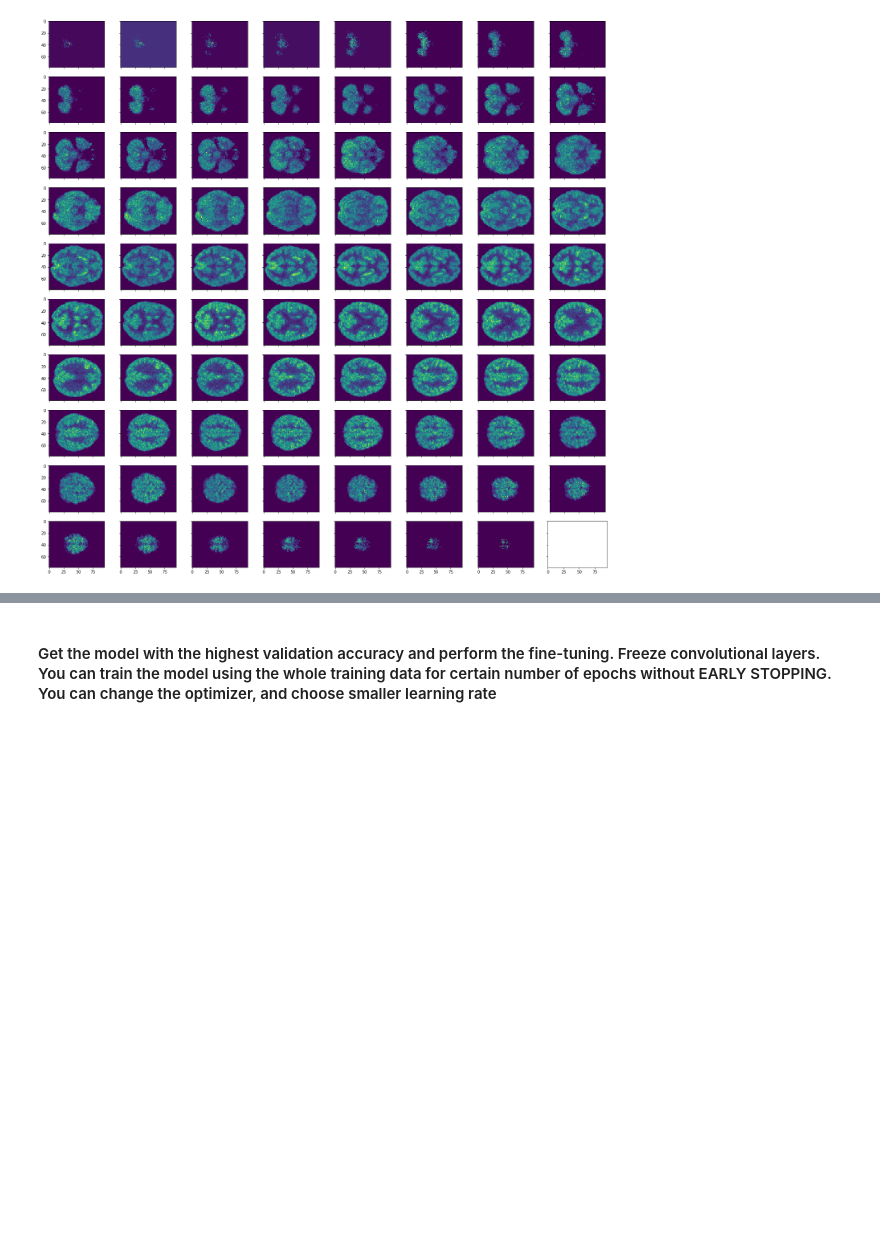
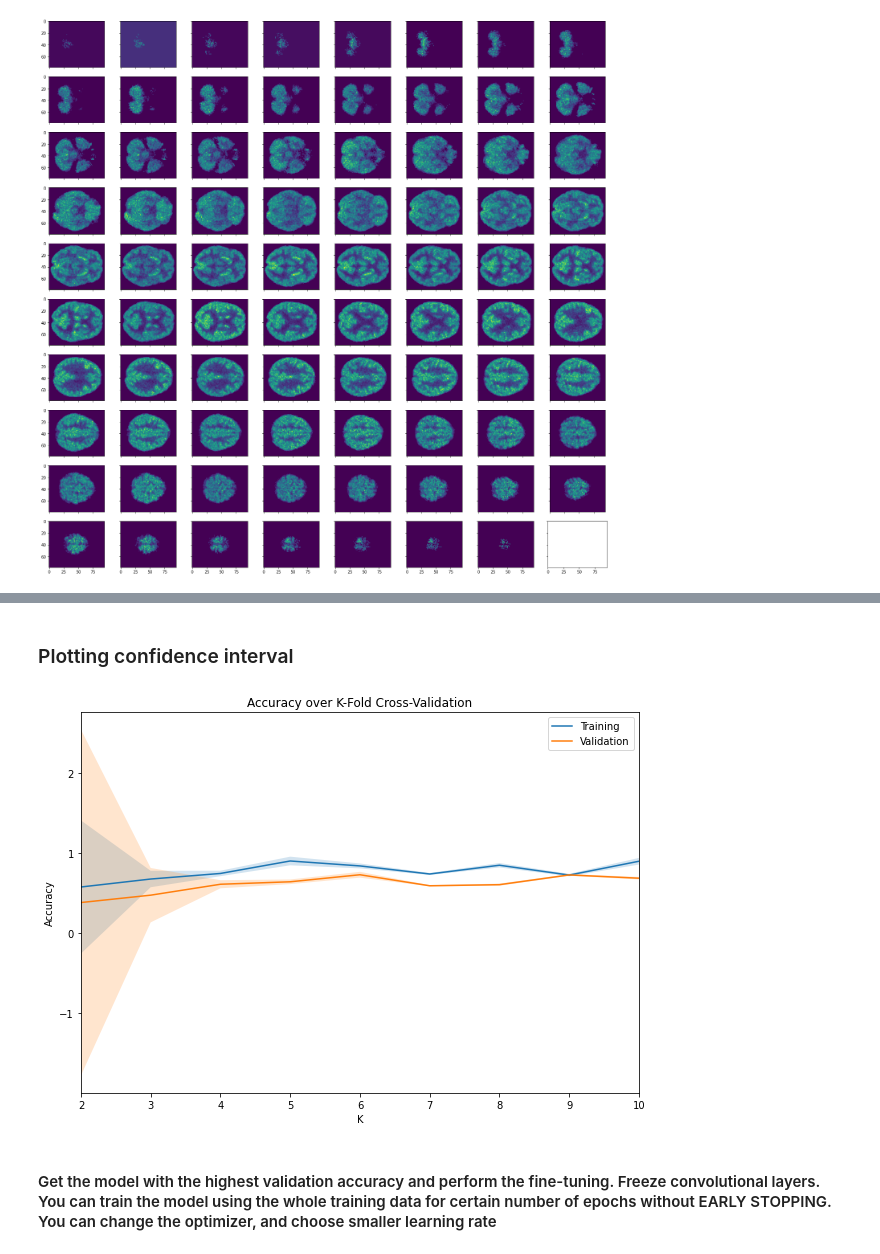
Before and after one commit to JonasFockstedt/AIH, a Jupyter notebook: Lab1/AIH-Lab1.ipynb, the cells around one changed output, grey strips where cells are left out. Cells and saved outputs as stored; diff of their text form; code cells hidden in the pictures; blank space fills up the shorter version.

```diff
--- a/Lab1/AIH-Lab1.ipynb
+++ b/Lab1/AIH-Lab1.ipynb
@@ -230,0 +211,3 @@ model.fit(x=x_train, y=y_train_enc, validation_data=(x_test, y_test_enc), callba
+# %%
+reduce = ReduceLROnPlateau(monitor='val_loss', factor=0.1, verbose=0, patience=5, mode='auto')
+early = EarlyStopping(monitor='val_loss', min_delta=1e-4, verbose=0, patience=10, mode='auto')
@@ -233,11 +232,0 @@ model.fit(x=x_train, y=y_train_enc, validation_data=(x_test, y_test_enc), callba
-# %%
-kf = KFold(10)
-start = time.time()
-
-for train_idx, test_idx in kf.split(x_train):
-    #print(x_train[train_idx])
-
-    model.fit(x=x_train[train_idx], y=y_train_enc[train_idx], validation_data=(x_test, y_test_enc), callbacks=[reduce, early], epochs=15)
-    #print('Model evaluation', model.evaluate(x_test[test_idx], y_test[test_idx]))
-
-print(f'Elapsed time: {time.time() - start}')
@@ -262,2 +304,29 @@ Epoch 11/15
+# %% [markdown]
+### Plotting confidence interval
+# %%
+train_conf_intervals = np.array(train_conf_intervals)
+val_conf_intervals = np.array(val_conf_intervals)
+# %%
+train_scores_test = []
+val_scores_test = []
+for row in range(train_conf_intervals.shape[0]):
+    train_scores_test.append(train_conf_intervals[row,:].mean())
+    val_scores_test.append(val_conf_intervals[row,:].mean())
+# %%
+plt.rcParams['figure.figsize'] = [10, 7]
+plt.plot(n_folds, train_scores_test, label='Training')
+plt.plot(n_folds, val_scores_test, label='Validation')
+# Fill confidence interval of training and validation scores.
+plt.fill_between(n_folds, train_conf_intervals[:,0], train_conf_intervals[:,1], alpha=0.2)
+plt.fill_between(n_folds, val_conf_intervals[:,0], val_conf_intervals[:,1], alpha=0.2)
+
+plt.xlim([2, 10])
+plt.legend()
+plt.ylabel('Accuracy')
+plt.xlabel('K')
+plt.title('Accuracy over K-Fold Cross-Validation')
+plt.show()
+# %% [output]
+[figure, added]
 # %% [markdown]
 #### Get the model with the highest validation accuracy and perform the fine-tuning. Freeze convolutional layers. You can train the model using the whole training data for certain number of epochs without EARLY STOPPING. You can change the optimizer, and choose smaller learning rate
```
Also changed, not shown: parts of 36 cells of this notebook.
